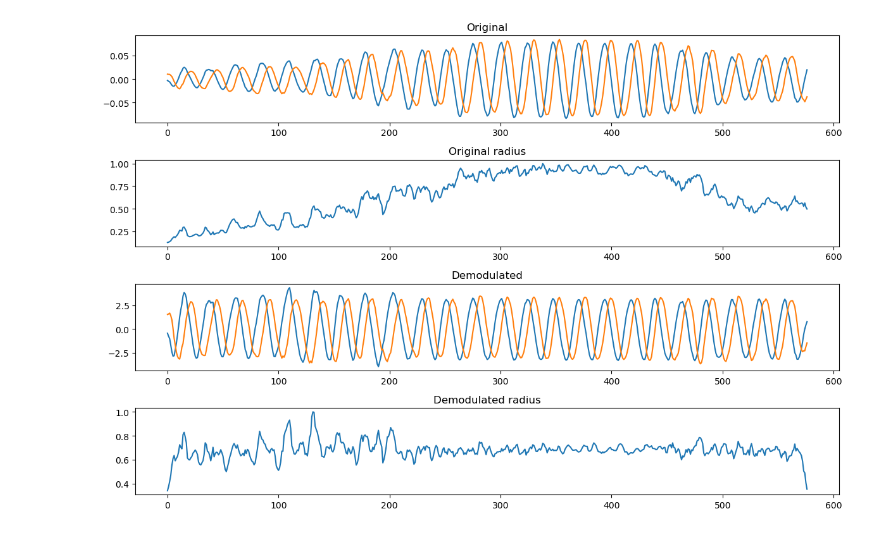
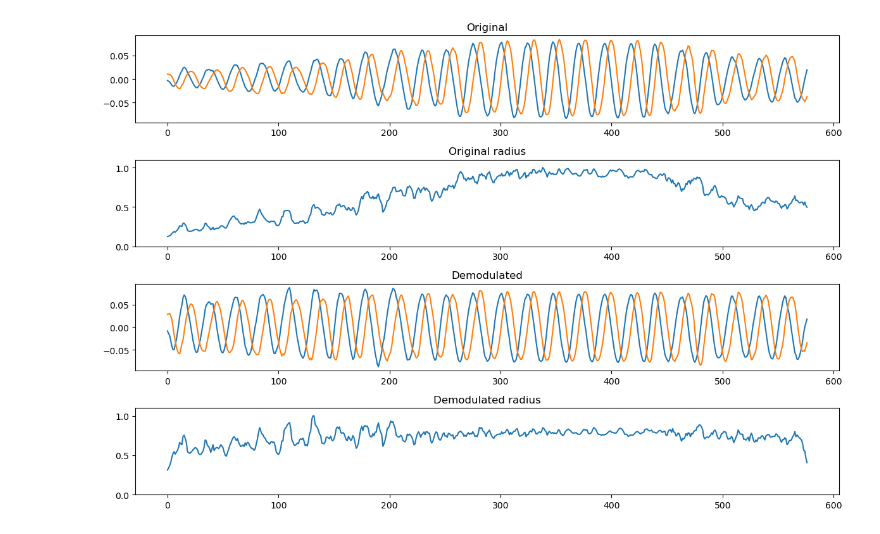
Before and after one commit to ctralie/AlphaCarbons, a Jupyter notebook: Detrending.ipynb, the cells around one changed output. Drawn from its saved outputs; the diff is of its cells as text; code cells hidden in the pictures.

Commit message:
One more hack to make detrending work well

```diff
--- a/Detrending.ipynb
+++ b/Detrending.ipynb
@@ -1,7 +1,6 @@
 # %%
 import numpy as np
 import matplotlib.pyplot as plt
-from scipy import signal
 
 def autocorr(x):
     """
@@ -23,7 +22,27 @@ def autocorr(x):
     FConv = np.real(F)**2 + np.imag(F)**2 # Fourier transform of the convolution of x and its reverse
     return np.real(np.fft.ifft(FConv)[0:N])
 
-def demodulate(v1, v2):
+def demodulate(v1, v2, bias=0.1, order=11):
+    """
+    Estimate a signal's envelope by finding the fundamental frequency,
+    moving it to baseband, lowpass filtering it, and then using that
+    as the envelope.
+    Divide the original signal by this envelope plus a bias to avoid
+    dividing by 0
+
+    Parameters
+    ----------
+    v1: ndarray(N)
+        First eigenvector
+    v2: ndarray(N)
+        Second eigenvector
+    bias: float
+        Add this to the envelope before dividing (this is a bit of a hack, but
+        it seems to work)
+    order: int
+        Order of FIR lowpass filter
+    """
+    from scipy import signal
     # Estimate period
     a = autocorr(v1)
     T = 10+np.argmax(a[10::])
@@ -31,11 +50,10 @@ def demodulate(v1, v2):
     # Bring modulation back to "baseband" and filter out
     # with a lowpass filter
     demod = np.cos(2*np.pi*np.arange(v1.size)/T)
-
     cutoff = T/v1.size
     bands = (0, cutoff, cutoff, 0.5)
     desired = (1, 1, 0, 0)
-    b = signal.firls(11, bands, desired, nyq=0.5)
+    b = signal.firls(order, bands, desired, nyq=0.5)
     a = [1]
     w, h = signal.freqz(b)
     mod1 = signal.filtfilt(b, a, v1*demod)
@@ -43,6 +61,7 @@ def demodulate(v1, v2):
 
     # Divide by the estimated modulation
     r = np.sqrt(mod1**2+mod2**2)
+    r = bias + r/np.max(r) # This "bias" is a bit of a hack, but it seems to work
     v1filt = v1/r
     v2filt = v2/r
     return v1filt, v2filt
@@ -51,31 +70,33 @@ def demodulate(v1, v2):
 res = np.load("AT1G58602.1.npy") # Modulated, but good the whole time
 #res = np.load("AT1G63730.1.npy") # Hairpin in beginning
 #res = np.load("AT4G27190.1.npy") # Two hairpins in middle
 
 v1 = res[:, 0]
 v2 = res[:, 1]
 v1filt, v2filt = demodulate(v1, v2)
 
 r = np.sqrt(v1**2+v2**2)
 r = r/np.max(r)
 rfilt = np.sqrt(v1filt**2+v2filt**2)
 rfilt = rfilt/np.max(rfilt)
 
 plt.figure(figsize=(12, 8))
 plt.subplot(411)
 plt.plot(v1)
 plt.plot(v2)
 plt.title("Original")
 plt.subplot(412)
 plt.plot(r)
+plt.ylim([0, 1.1])
 plt.title("Original radius")
 plt.subplot(413)
 plt.plot(v1filt)
 plt.plot(v2filt)
 plt.title("Demodulated")
 plt.subplot(414)
 plt.plot(rfilt)
+plt.ylim([0, 1.1])
 plt.title("Demodulated radius")
 plt.tight_layout()
 # %% [output]
-[figure, old version]
+[figure, new version]
```
